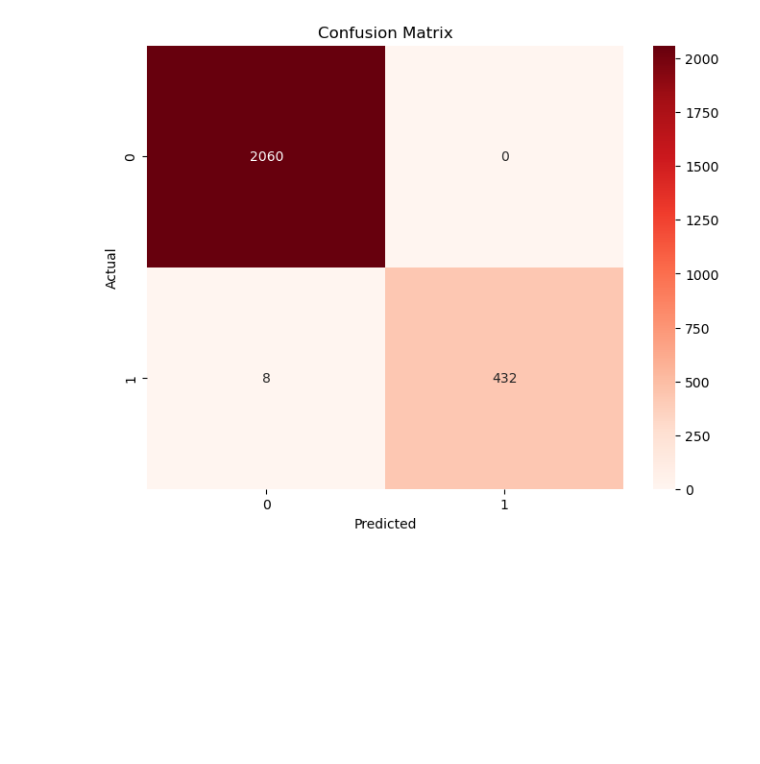
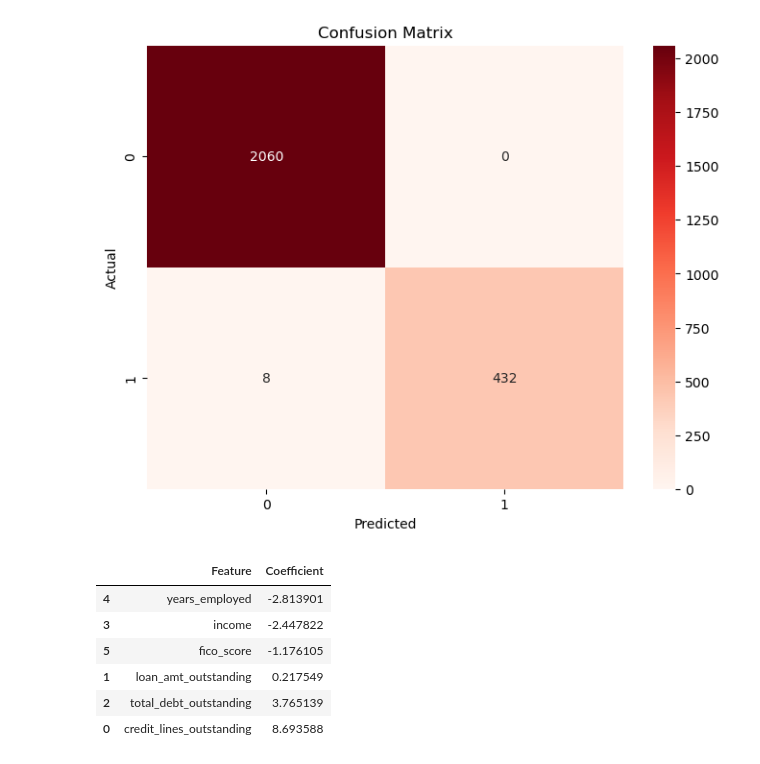
Before and after one commit to db423/ml-projects, a Jupyter notebook: Credit_risk.ipynb, the cells around one changed output. Drawn from its saved outputs; the diff is of its cells as text; code cells hidden in the pictures; blank space fills up the shorter version.

```diff
--- a/Credit_risk.ipynb
+++ b/Credit_risk.ipynb
@@ -80,8 +81,16 @@ def calculate_expected_loss(model, scaler, features, recovery_rate = 0.1):
 # %%
 feature_names = x.columns
 
 coeffs = log_reg.coef_[0]
 
 coeff_df = pd.DataFrame({'Feature' : feature_names, 'Coefficient':coeffs})
 
-coeff_df.sort_values(by = 'Co
+coeff_df.sort_values(by = 'Coefficient')
+# %% [output]
+|  | Feature | Coefficient |
+| 4 | years_employed | -2.813901 |
+| 3 | income | -2.447822 |
+| 5 | fico_score | -1.176105 |
+| 1 | loan_amt_outstanding | 0.217549 |
+| 2 | total_debt_outstanding | 3.765139 |
+| 0 | credit_lines_outstanding | 8.693588 |
```
Also changed, not shown: parts of 7 cells of this notebook.
